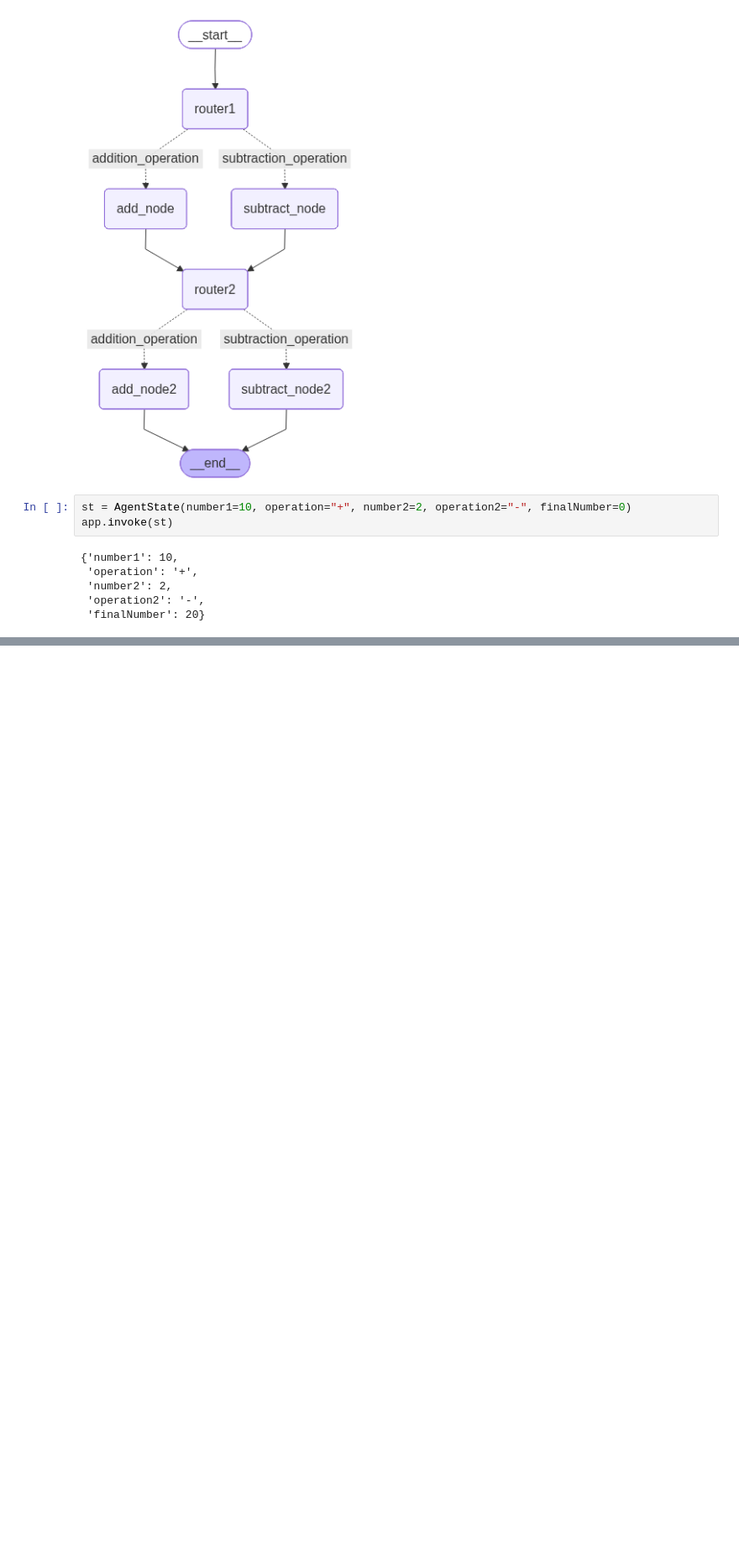
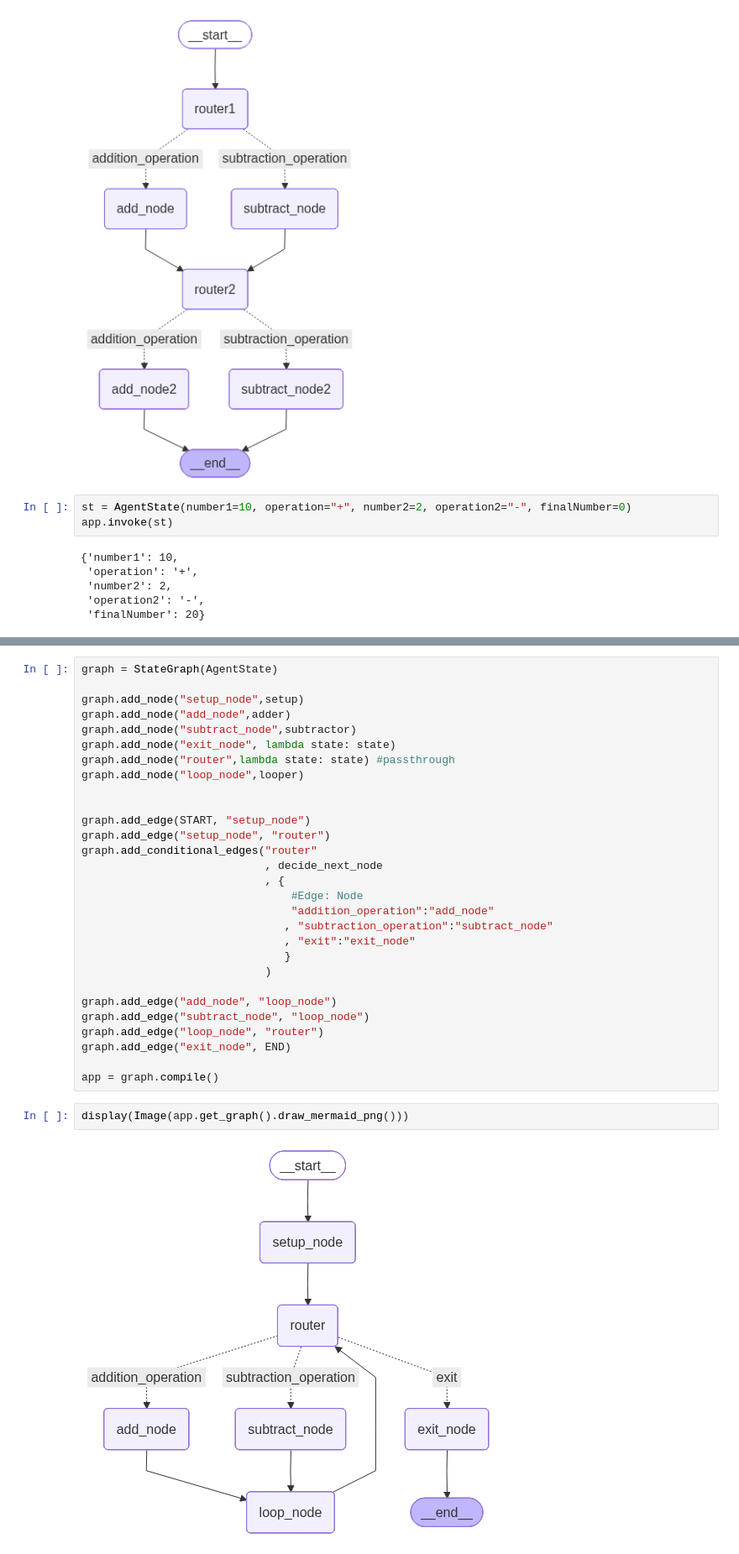
Before and after one commit to Menezes-Gus/Hornut, a Jupyter notebook: learning.ipynb, the cells around one changed output, grey strips where cells are left out. Shown at 84% size. Saved outputs shown, nothing was run; the diff lists cells and outputs as text; blank space fills up the shorter version.

```diff
--- a/learning.ipynb
+++ b/learning.ipynb
@@ -380,0 +432,33 @@ app.invoke(st)
+# %%
+graph = StateGraph(AgentState)
+
+graph.add_node("setup_node",setup)
+graph.add_node("add_node",adder)
+graph.add_node("subtract_node",subtractor)
+graph.add_node("exit_node", lambda state: state)
+graph.add_node("router",lambda state: state) #passthrough
+graph.add_node("loop_node",looper)
+
+
+graph.add_edge(START, "setup_node")
+graph.add_edge("setup_node", "router")
+graph.add_conditional_edges("router"
+                            , decide_next_node
+                            , {
+                                #Edge: Node
+                                "addition_operation":"add_node"
+                               , "subtraction_operation":"subtract_node"
+                               , "exit":"exit_node"
+                               }
+                            )
+
+graph.add_edge("add_node", "loop_node")
+graph.add_edge("subtract_node", "loop_node")
+graph.add_edge("loop_node", "router")
+graph.add_edge("exit_node", END)
+
+app = graph.compile()
+# %%
+display(Image(app.get_graph().draw_mermaid_png()))
+# %% [output]
+[figure, added]
```
Also changed, not shown: parts of 10 cells of this notebook, 1 other file.
